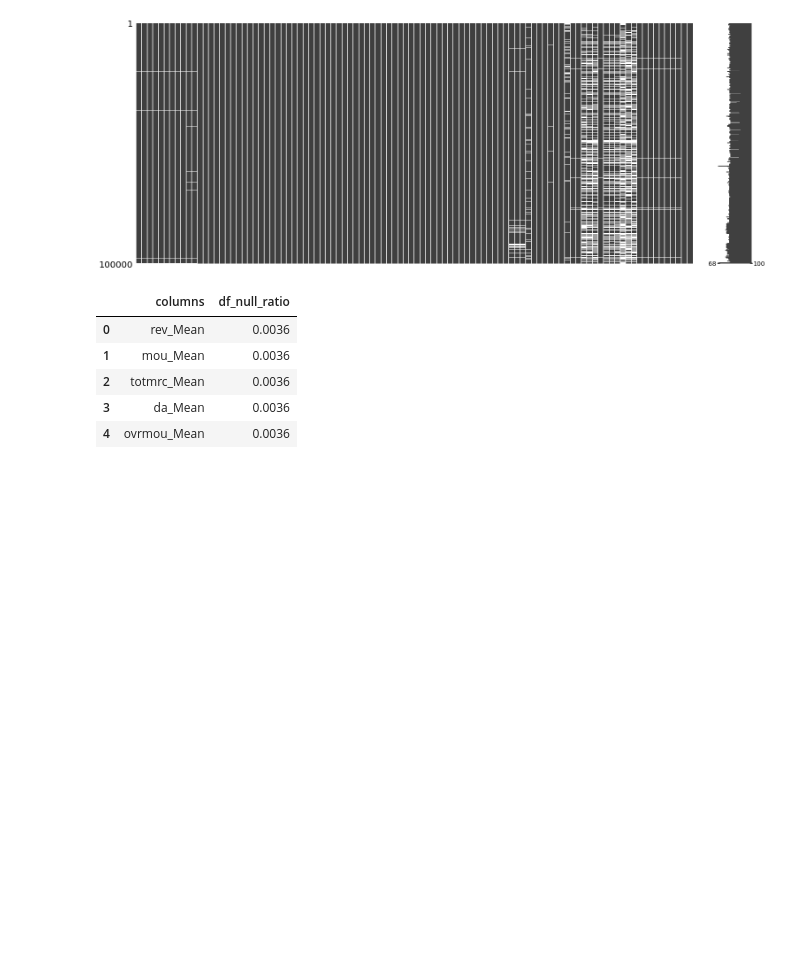
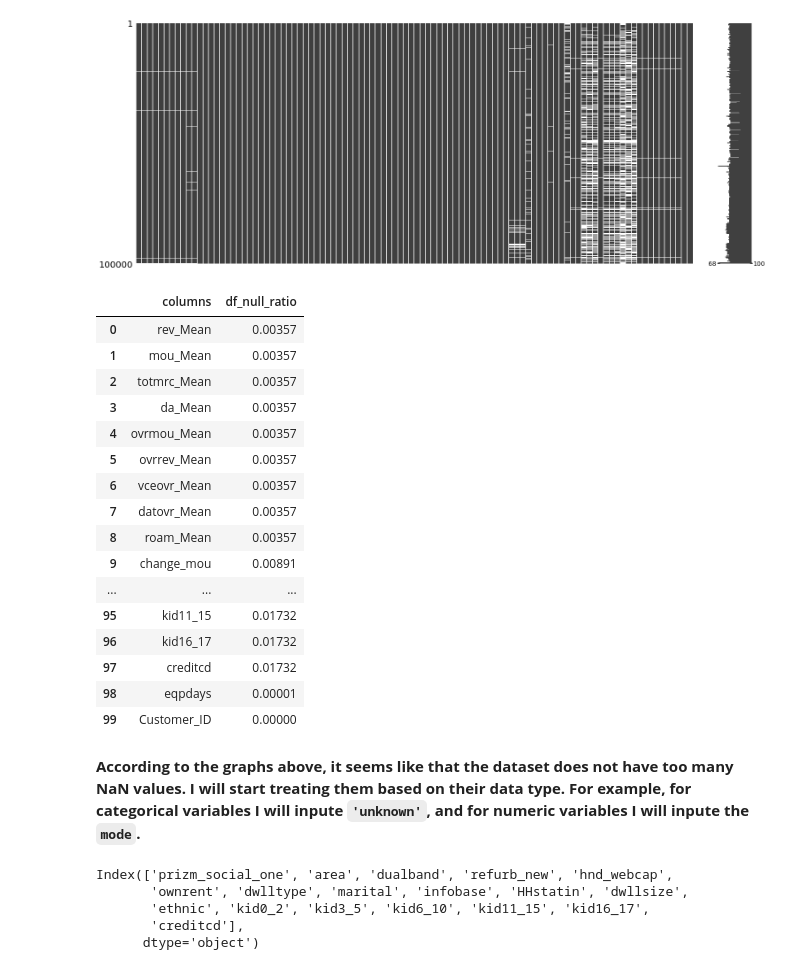
Before and after one commit to tmargary/customer_churn, a Jupyter notebook: Cleaning.ipynb, the cells around one changed output. Saved outputs shown, nothing was run; the diff lists cells and outputs as text; code cells hidden in the pictures; blank space fills up the shorter version.

```diff
--- a/Cleaning.ipynb
+++ b/Cleaning.ipynb
@@ -81,16 +81,29 @@ msno.matrix(df)
 [figure]
 # %%
 columns = df.columns
-df_null_ratio = list(np.round(np.mean(df.isnull()), 4))
+df_null_ratio = list(np.mean(df.isnull()))
 null_values = pd.DataFrame({'columns': columns, 'df_null_ratio': df_null_ratio})
-null_values.head()
+null_values.head(1000)
 # %% [output]
 |  | columns | df_null_ratio |
-| 0 | rev_Mean | 0.0036 |
-| 1 | mou_Mean | 0.0036 |
-| 2 | totmrc_Mean | 0.0036 |
-| 3 | da_Mean | 0.0036 |
-| 4 | ovrmou_Mean | 0.0036 |
+| 0 | rev_Mean | 0.00357 |
+| 1 | mou_Mean | 0.00357 |
+| 2 | totmrc_Mean | 0.00357 |
+| 3 | da_Mean | 0.00357 |
+| 4 | ovrmou_Mean | 0.00357 |
+| 5 | ovrrev_Mean | 0.00357 |
+| 6 | vceovr_Mean | 0.00357 |
+| 7 | datovr_Mean | 0.00357 |
+| 8 | roam_Mean | 0.00357 |
+| 9 | change_mou | 0.00891 |
+| ... | ... | ... |
+| 95 | kid11_15 | 0.01732 |
+| 96 | kid16_17 | 0.01732 |
+| 97 | creditcd | 0.01732 |
+| 98 | eqpdays | 0.00001 |
+| 99 | Customer_ID | 0.00000 |
+# %% [markdown]
+**According to the graphs above, it seems like that the dataset does not have too many NaN values. I will start treating them based on their data type. For example, for categorical variables I will inpute `'unknown'`, and for numeric variables I will inpute the `mode`.**
 # %%
 def plot_bar(df, df_column, top_n = 20):
     #The function takes the name of the df and the name of the column as a 'sring'.
@@ -102,6 +115,14 @@ def plot_bar(df, df_column, top_n = 20):
 # %%
 column_with_nan = list(null_values[null_values['df_null_ratio'] > 0]['columns'])
 cat_null_cat_columns = df[column_with_nan].select_dtypes(include=['object']).columns
+# %%
+cat_null_cat_columns
+# %% [output]
+Index(['prizm_social_one', 'area', 'dualband', 'refurb_new', 'hnd_webcap',
+       'ownrent', 'dwlltype', 'marital', 'infobase', 'HHstatin', 'dwllsize',
+       'ethnic', 'kid0_2', 'kid3_5', 'kid6_10', 'kid11_15', 'kid16_17',
+       'creditcd'],
+      dtype='object')
 # %%
 for column in cat_null_cat_columns:
     df[column] = df[column].fillna('Unknown')
```
Also changed, not shown: parts of 11 cells of this notebook, 2 other files.
